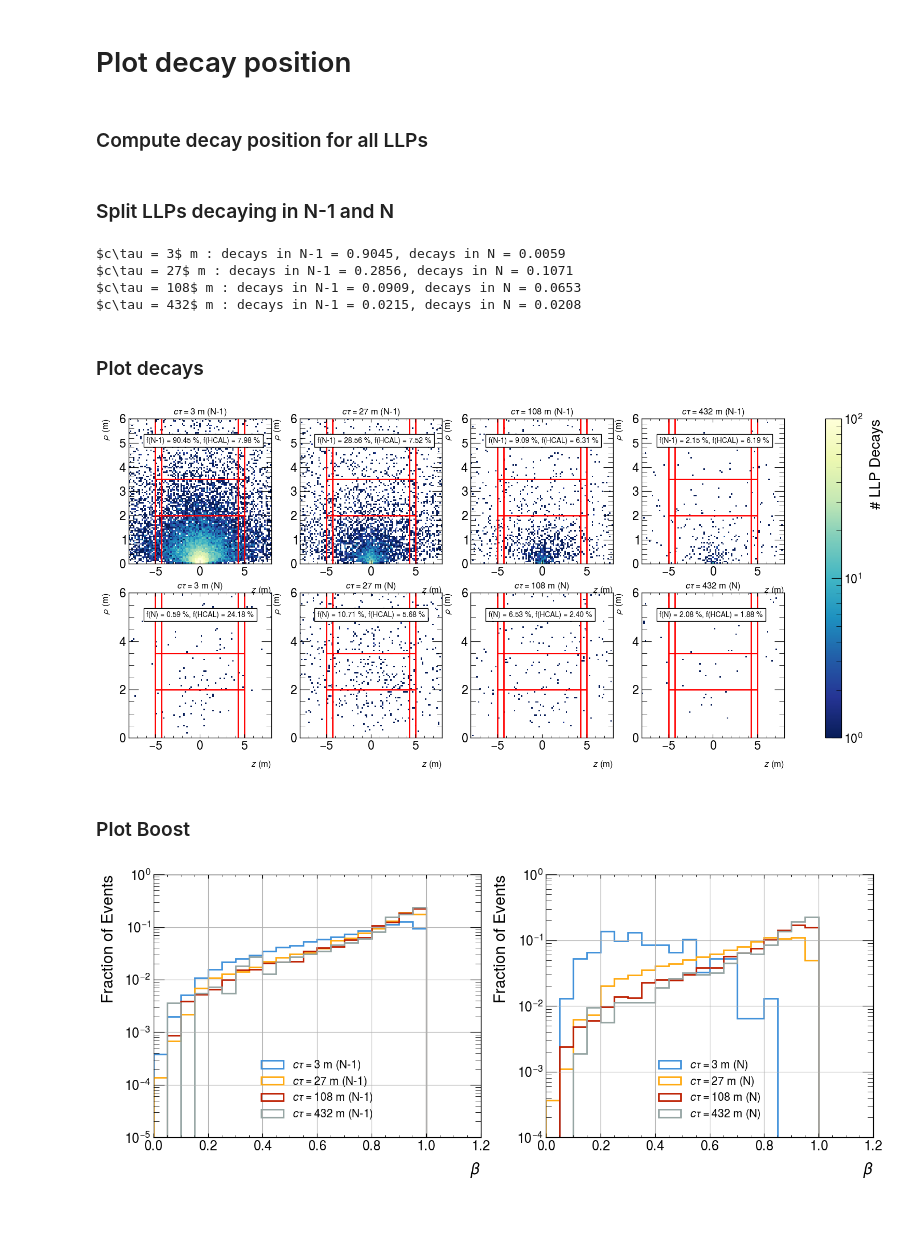
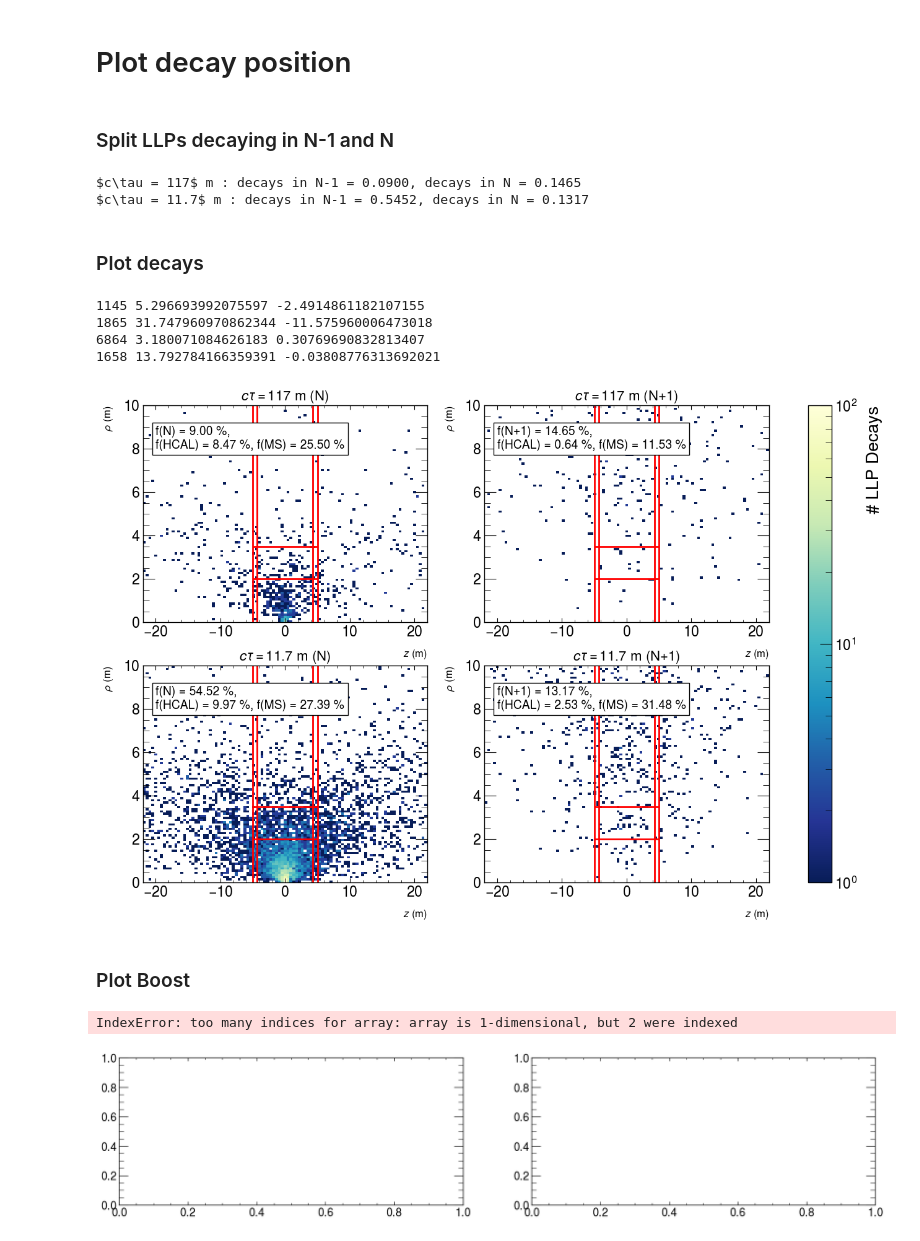
Before and after one commit to andlessa/back2futureTrigger, a Jupyter notebook: B2TF-Trigger/checkDecays_vs_lifetime.ipynb, the cells around one changed output. Cells and saved outputs as stored; diff of their text form; code cells hidden in the pictures; blank space fills up the shorter version.

Commit message:
Updated plots

```diff
--- a/B2TF-Trigger/checkDecays_vs_lifetime.ipynb
+++ b/B2TF-Trigger/checkDecays_vs_lifetime.ipynb
@@ -80,3 +80,0 @@ for label,file in files.items():
-# %%
-for label,rDecays in rDecaysDict.items():
-    rDecaysDict[label] = np.array(rDecays)
@@ -105,4 +155,2 @@ plt.show()
 # %% [markdown]
 # Plot decay position
-# %% [markdown]
-### Compute decay position for all LLPs
@@ -122,15 +159,13 @@ for label,rDecays in rDecaysDict.items():
 # %%
 ptsDict_ontime = {}
 ptsDict_delayed = {}
-for label,pts in ptsDict.items():
-    ptsDict_ontime[label] = pts[pts[:,2] < 10]
-    ptsDict_delayed[label] = pts[(pts[:,2] > 25) & (pts[:,2] < 35)]
-    print(f'{label} : decays in N-1 = {len(ptsDict_ontime[label])/len(ptsDict[label]):1.4f}, decays in N = {len(ptsDict_delayed[label])/len(ptsDict[label]):1.4f}')
+for label,rDecay in rDecaysDict.items():
+    ptsDict_ontime[label] = rDecay[rDecay['t'] < 10]
+    ptsDict_delayed[label] = rDecay[(rDecay['t'] >= 25) & (rDecay['t'] < 50)]
+    print(f'{label} : decays in N-1 = {len(ptsDict_ontime[label])/len(rDecay):1.4f}, decays in N = {len(ptsDict_delayed[label])/len(rDecay):1.4f}')
 # %% [output]
-$c\tau = 3$ m : decays in N-1 = 0.9045, decays in N = 0.0059
-$c\tau = 27$ m : decays in N-1 = 0.2856, decays in N = 0.1071
-$c\tau = 108$ m : decays in N-1 = 0.0909, decays in N = 0.0653
-$c\tau = 432$ m : decays in N-1 = 0.0215, decays in N = 0.0208
+$c\tau = 117$ m : decays in N-1 = 0.0900, decays in N = 0.1465
+$c\tau = 11.7$ m : decays in N-1 = 0.5452, decays in N = 0.1317
 # %%
 def in_hcal(z,rho):
 
@@ -140,71 +175,88 @@ def in_hcal(z,rho):
         return True
     else:
         return False
+
+def in_ms(z,rho):
+
+    if 6.1 < abs(z) < 21.5 and rho < 10.0:
+        return True
+    elif 4.25 < rho < 10.0 and abs(z) < 6.1:
+        return True
+    else:
+        return False
 # %% [markdown]
 ### Plot decays
 # %%
 
-ncols = len(ptsDict)
 
-fig, axes = plt.subplots(nrows=2, ncols=ncols, figsize=(5*ncols, 8))
+fig, axes = plt.subplots(nrows=len(rDecaysDict), ncols=2, figsize=(8*2, 5*len(rDecaysDict)))
 
 images = []
-for j,label in enumerate(ptsDict.keys()):
+for j,label in enumerate(rDecaysDict.keys()):
     for i,pts in enumerate([ptsDict_ontime[label],ptsDict_delayed[label]]):
-        ax = axes[i,j]
-        _,_,_,im = ax.hist2d(pts[:,1],pts[:,0],
-            bins=[np.linspace(-8,8,100),np.linspace(0.,6.,100)],
+        print(len(pts['rho']),np.mean(pts['rho']),np.mean(pts['z']))
+        ax = axes[j,i]
+        _,_,_,im = ax.hist2d(pts['z'],pts['rho'],
+            bins=[np.linspace(-22,22,100),np.linspace(0.,10.,100)],
             cmap = mpl.colormaps['YlGnBu_r'],
             norm = mpl.colors.LogNorm(vmin=1.0,vmax=100.))
         if i == 0:
-            ax.set_title(f'{label} (N-1)',fontsize=12)
+            ax.set_title(f'{label} (N)',fontsize=16)
         else:
-            ax.set_title(f'{label} (N)',fontsize=12)
+            ax.set_title(f'{label} (N+1)',fontsize=16)
         images.append(im)
 
-        nHcal = sum([in_hcal(z=pt[1],rho=pt[0]) for pt in pts])
-        # nHcal = (100.0*nHcal)/len(ptsDict[label])
+        nHcal = sum([in_hcal(z=pt['z'],rho=pt['rho']) for pt in pts])
         nHcal = (100.0*nHcal)/len(pts)
-        n = 100.0*len(pts)/len(ptsDict[label])
+
+        nMS = sum([in_ms(z=pt['z'],rho=pt['rho']) for pt in pts])
+        nMS = (100.0*nMS)/len(pts)
+
+        n = 100.0*len(pts)/len(rDecaysDict[label])
         if i == 0:
-            ax.text(-6.,5.,f'f(N-1) = {n:1.2f} %, f(HCAL) = {nHcal:1.2f} %',alpha=1.0,fontsize=10, bbox=dict(facecolor='white', alpha=1.0))
+            ax.text(-20.,8.,f'f(N) = {n:1.2f} %,\nf(HCAL) = {nHcal:1.2f} %, f(MS) = {nMS:1.2f} %',alpha=1.0,fontsize=14, bbox=dict(facecolor='white', alpha=1.0))
         else:
-            ax.text(-6.,5.,f'f(N) = {n:1.2f} %, f(HCAL) = {nHcal:1.2f} %',alpha=1.0,fontsize=10, bbox=dict(facecolor='white', alpha=1.0))
+            ax.text(-20.,8.,f'f(N+1) = {n:1.2f} %,\nf(HCAL) = {nHcal:1.2f} %, f(MS) = {nMS:1.2f} %',alpha=1.0,fontsize=14, bbox=dict(facecolor='white', alpha=1.0))
 
         ax.vlines(x=[4.3,5.0],ymin=0.,ymax=10.,colors='red')
         ax.vlines(x=[-4.3,-5.0],ymin=0.,ymax=10.,colors='red')
         ax.hlines(y=[2.0,3.5],xmin=-5.0,xmax=5.0,colors='red')
         ax.set_xlabel(r'$z$ (m)',fontsize=12)
         ax.set_ylabel(r'$\rho$ (m)',fontsize=12)
 
 fig.colorbar(images[0], ax=axes.ravel().tolist(), orientation='vertical', label='# LLP Decays')
 plt.show()
 # %% [output]
+1145 5.296693992075597 -2.4914861182107155
+1865 31.747960970862344 -11.575960006473018
+6864 3.180071084626183 0.30769690832813407
+1658 13.792784166359391 -0.03808776313692021
-[figure, old version]
+[figure, new version]
 # %% [markdown]
 ### Plot Boost
 # %%
 
-fig, axes = plt.subplots(nrows=1, ncols=2, figsize=(4*ncols, 6)) # Example 2x2 grid
+fig, axes = plt.subplots(nrows=1, ncols=2, figsize=(10*ncols, 4))
 
 
 for label,pts in ptsDict_ontime.items():
     axes[0].hist(pts[:,3],bins=np.linspace(0.,1.2,25),
              histtype='step',
              weights=[1.0/len(pts)]*len(pts),
-             label=f'{label} (N-1)',linewidth=2)
+             label=f'{label} (N)',linewidth=2)
     pts = ptsDict_delayed[label]
     axes[1].hist(pts[:,3],bins=np.linspace(0.,1.2,25),
              histtype='step',
              weights=[1.0/len(pts)]*len(pts),
-             label=f'{label} (N)',linewidth=2)
+             label=f'{label} (N+1)',linewidth=2)
 for ax in axes:
     ax.set_yscale('log')
     ax.set_xlabel(r'$\beta$')
     ax.set_ylabel('Fraction of Events')
-    ax.legend()
+    ax.legend(loc='upper left',framealpha=0.0)
     ax.grid()
-
+plt.tight_layout()
 plt.show()
 # %% [output]
+IndexError: too many indices for array: array is 1-dimensional, but 2 were indexed
-[figure, old version]
+[figure, new version]
```
Also changed, not shown: parts of 10 cells of this notebook, 1 other file.
